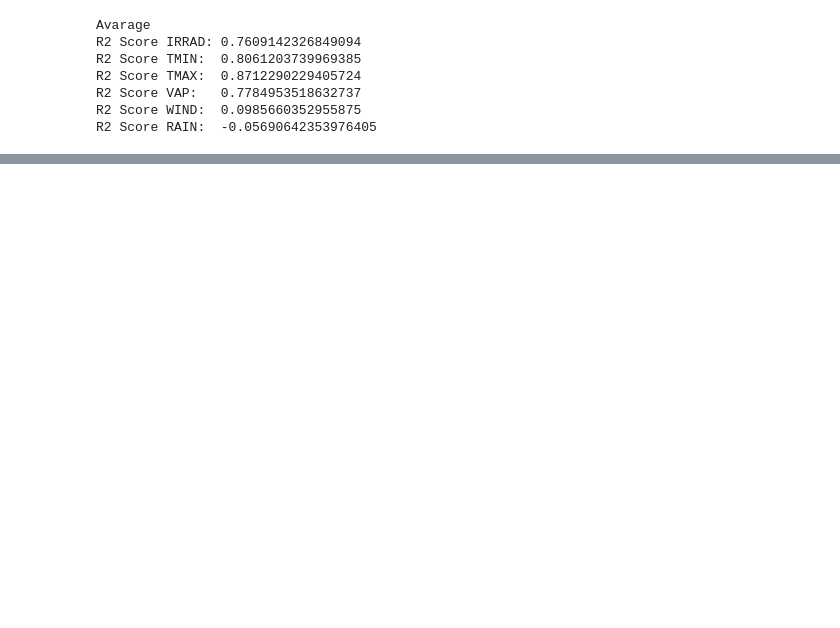
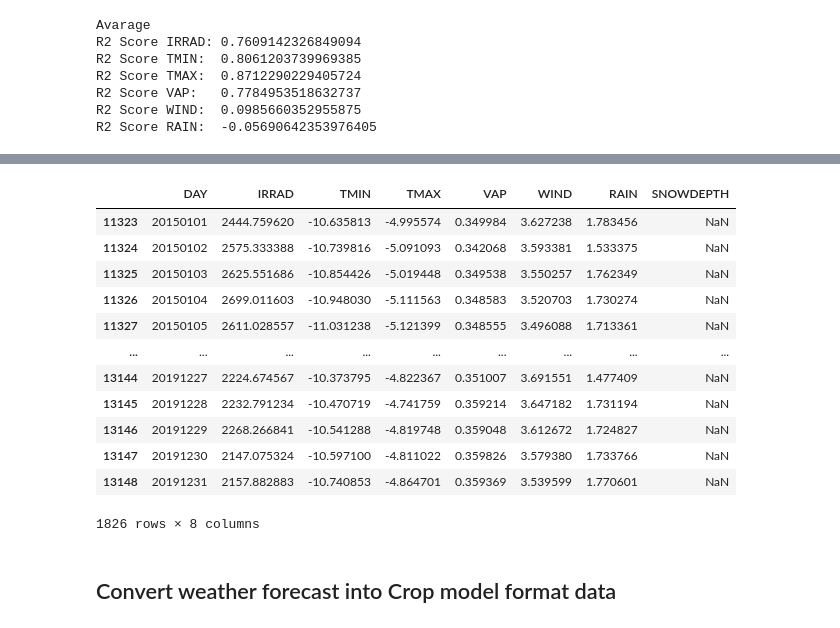
Before and after one commit to mishagrol/CS_MSU, a Jupyter notebook: Course Work/Final.ipynb, the cells around one changed output, grey strips where cells are left out. Cells and saved outputs as stored; diff of their text form; code cells hidden in the pictures; blank space fills up the shorter version.

```diff
--- a/Course Work/Final.ipynb
+++ b/Course Work/Final.ipynb
@@ -340,3 +338,21 @@ weather_forecast.rename(columns={
     "RAIN_hat": "RAIN"
 }, inplace=True)
 weather_forecast.to_csv('weather_forecast_2015-2020.csv',index=False)
+# %%
+weather_forecast
+# %% [output]
+|  | DAY | IRRAD | TMIN | TMAX | VAP | WIND | RAIN | SNOWDEPTH |
+| 11323 | 20150101 | 2444.759620 | -10.635813 | -4.995574 | 0.349984 | 3.627238 | 1.783456 | NaN |
+| 11324 | 20150102 | 2575.333388 | -10.739816 | -5.091093 | 0.342068 | 3.593381 | 1.533375 | NaN |
+| 11325 | 20150103 | 2625.551686 | -10.854426 | -5.019448 | 0.349538 | 3.550257 | 1.762349 | NaN |
+| 11326 | 20150104 | 2699.011603 | -10.948030 | -5.111563 | 0.348583 | 3.520703 | 1.730274 | NaN |
+| 11327 | 20150105 | 2611.028557 | -11.031238 | -5.121399 | 0.348555 | 3.496088 | 1.713361 | NaN |
+| ... | ... | ... | ... | ... | ... | ... | ... | ... |
+| 13144 | 20191227 | 2224.674567 | -10.373795 | -4.822367 | 0.351007 | 3.691551 | 1.477409 | NaN |
+| 13145 | 20191228 | 2232.791234 | -10.470719 | -4.741759 | 0.359214 | 3.647182 | 1.731194 | NaN |
+| 13146 | 20191229 | 2268.266841 | -10.541288 | -4.819748 | 0.359048 | 3.612672 | 1.724827 | NaN |
+| 13147 | 20191230 | 2147.075324 | -10.597100 | -4.811022 | 0.359826 | 3.579380 | 1.733766 | NaN |
+| 13148 | 20191231 | 2157.882883 | -10.740853 | -4.864701 | 0.359369 | 3.539599 | 1.770601 | NaN |
+1826 rows × 8 columns
+# %% [markdown]
+## Convert weather forecast into Crop model format data
```
Also changed, not shown: parts of 37 cells of this notebook, 8 other files.
